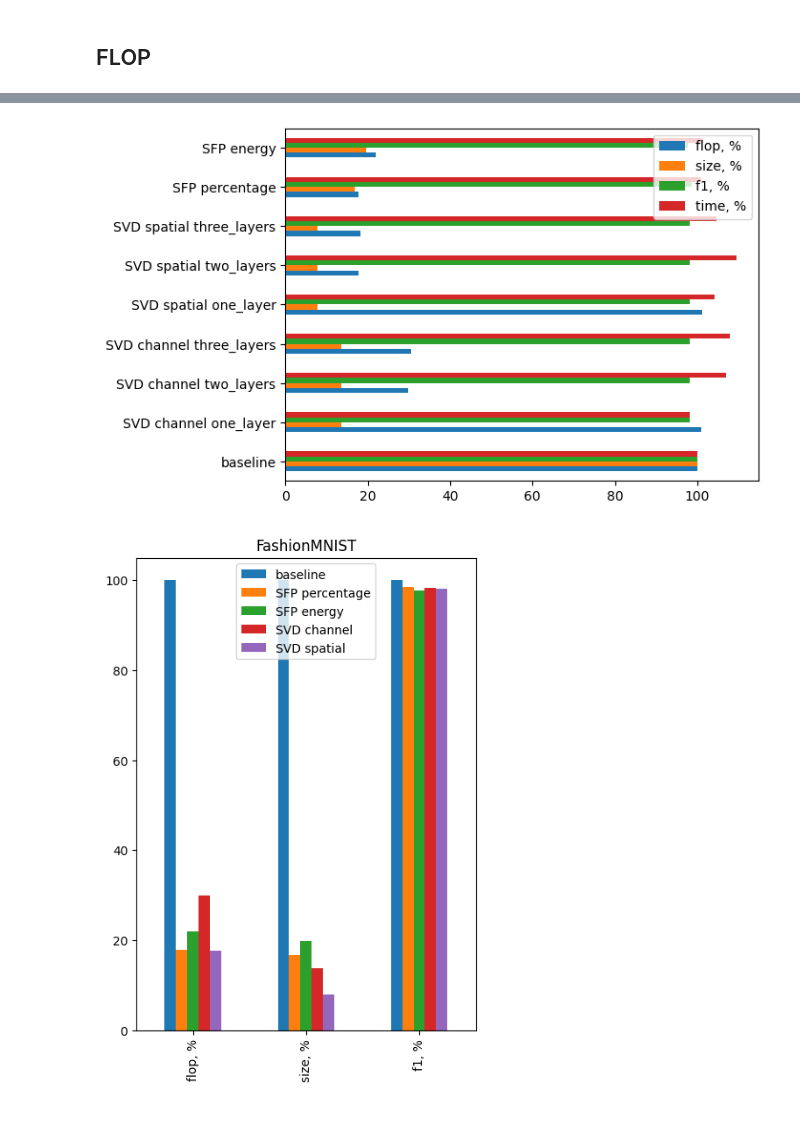
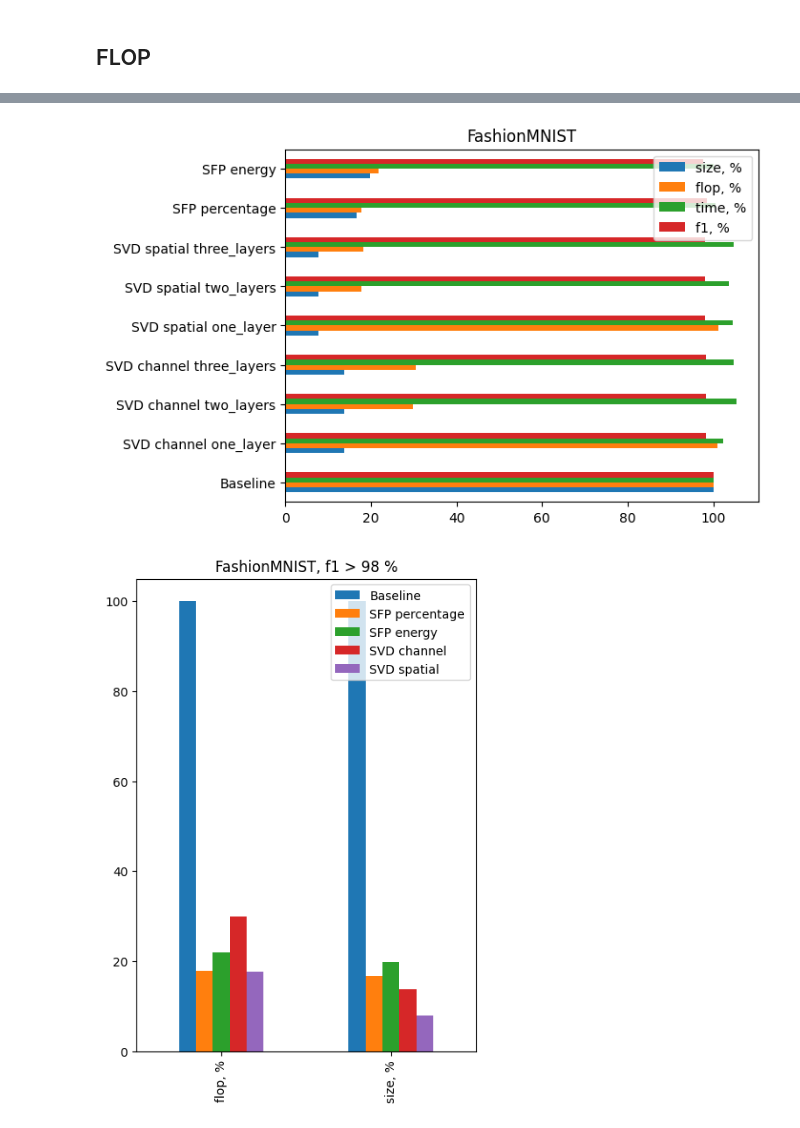
Before and after one commit to N-31V/cnn_compression, a Jupyter notebook: experiments/classificaion/results/FashionMNIST_results.ipynb, the cells around one changed output, grey strips where cells are left out. Saved outputs shown, nothing was run; the diff lists cells and outputs as text; code cells hidden in the pictures.

```diff
--- a/experiments/classificaion/results/FashionMNIST_results.ipynb
+++ b/experiments/classificaion/results/FashionMNIST_results.ipynb
@@ -78,15 +72,14 @@ ax = show_train_scores(
 # %%
-exps = {**baseline}
-exps.update(svd_exps['channel'])
+tmp = {'Baseline': exps['Baseline']}
+tmp.update(exps['SVD channel'])
 ax = show_train_scores(
-    exps=exps,
+    exps=tmp,
     metric='f1',
     show_std=True,
     title=f'{ds_name} f1',
     xlabel='epoch',
     ylabel='f1',
-    ylim=(0.8, 0.93),
-    figsize=(10, 5)
-    # saving_path='f1.png'
+    ylim=(0.8, 1),
+    figsize=(10, 5),
 )
 # %% [output]
@@ -94,15 +87,14 @@ ax = show_train_scores(
 # %%
-exps = {**baseline}
-exps.update(svd_exps['spatial'])
+tmp = {'Baseline': exps['Baseline']}
+tmp.update(exps['SVD spatial'])
 ax = show_train_scores(
-    exps=exps,
+    exps=tmp,
     metric='f1',
     show_std=True,
     title=f'{ds_name} f1',
     xlabel='epoch',
     ylabel='f1',
-    ylim=(0.8, 0.93),
-    figsize=(10, 5)
-    # saving_path='f1.png'
+    ylim=(0.8, 1),
+    figsize=(10, 5),
 )
 # %% [output]
@@ -170,2 +158,10 @@ ax = show_svd_results(
 # %%
-best_svd = dict(channel = 'Hoer 0.1 Ort 10', spatial = 'Hoer 0.1 Ort 10')
+best_svd = dict(channel='Hoer 0.1 Ort 10', spatial='Hoer 0.1 Ort 10')
+best_channel = svd_channel[best_svd['channel']]
+best_spatial = svd_spatial[best_svd['spatial']]
+compare_dict = {
+    "SFP percentage": sfp_per,
+    "SFP energy": sfp_energy,
+    "SVD channel": best_channel,
+    "SVD spatial": best_spatial
+}
@@ -304,0 +225,11 @@ compare_df.loc[:, 'flop, %' : 'time, %']
+# %%
+from experiments.classificaion.simple_conv_net import load_simple_conv_net
+
+compare_df = compare_inference(
+    dataset_name=ds_name,
+    exps=exps,
+    compare_dict=compare_dict,
+    best_svd=best_svd,
+    sfp_load_fn=load_simple_conv_net
+)
+compare_df
@@ -305,11 +249,11 @@ compare_df.loc[:, 'flop, %' : 'time, %']
 # %%
-compare_df.iloc[:, 4:8].plot(kind='barh');
+compare_df.iloc[:, 4:].plot(kind='barh', title=ds_name);
 # %% [output]
-[figure, old version]
+[figure, new version]
 # %%
-final_compare_df = compare_df.loc[['baseline', 'SFP percentage', 'SFP energy'], 'flop, %':'f1, %']
-final_compare_df.loc['SVD channel', :] =  compare_df.loc['SVD channel two_layers', 'flop, %':'f1, %']
-final_compare_df.loc['SVD spatial', :] =  compare_df.loc['SVD spatial two_layers', 'flop, %':'f1, %']
-final_compare_df.T.plot(kind='bar', title=ds_name, figsize=(5, 7));
+final_compare_df = compare_df.loc[['Baseline', 'SFP percentage', 'SFP energy'], ['flop, %', 'size, %']]
+final_compare_df.loc['SVD channel', :] =  compare_df.loc['SVD channel two_layers', ['flop, %', 'size, %']]
+final_compare_df.loc['SVD spatial', :] =  compare_df.loc['SVD spatial two_layers', ['flop, %', 'size, %']]
+final_compare_df.T.plot(kind='bar', title=f'{ds_name}, f1 > 98 %', figsize=(5, 7));
 # %% [output]
-[figure, old version]
+[figure, new version]
```
Also changed, not shown: parts of 21 cells of this notebook, 4 other files.
